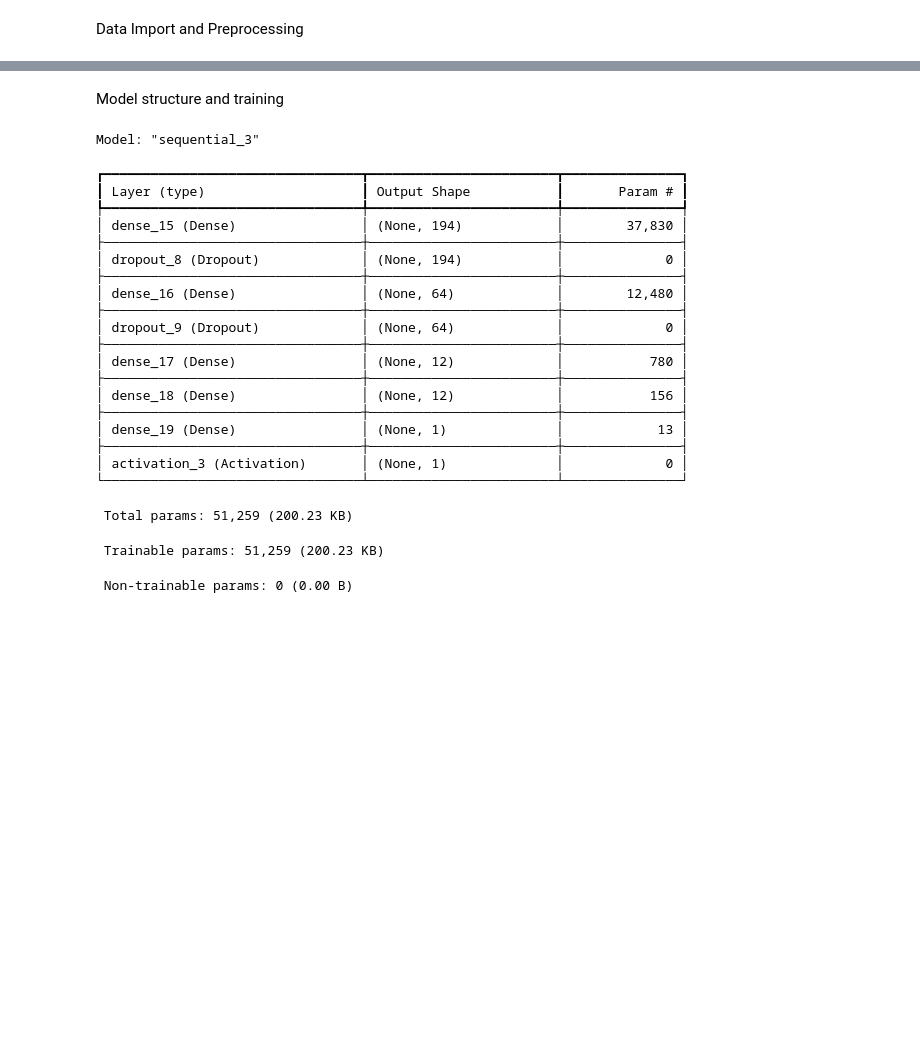
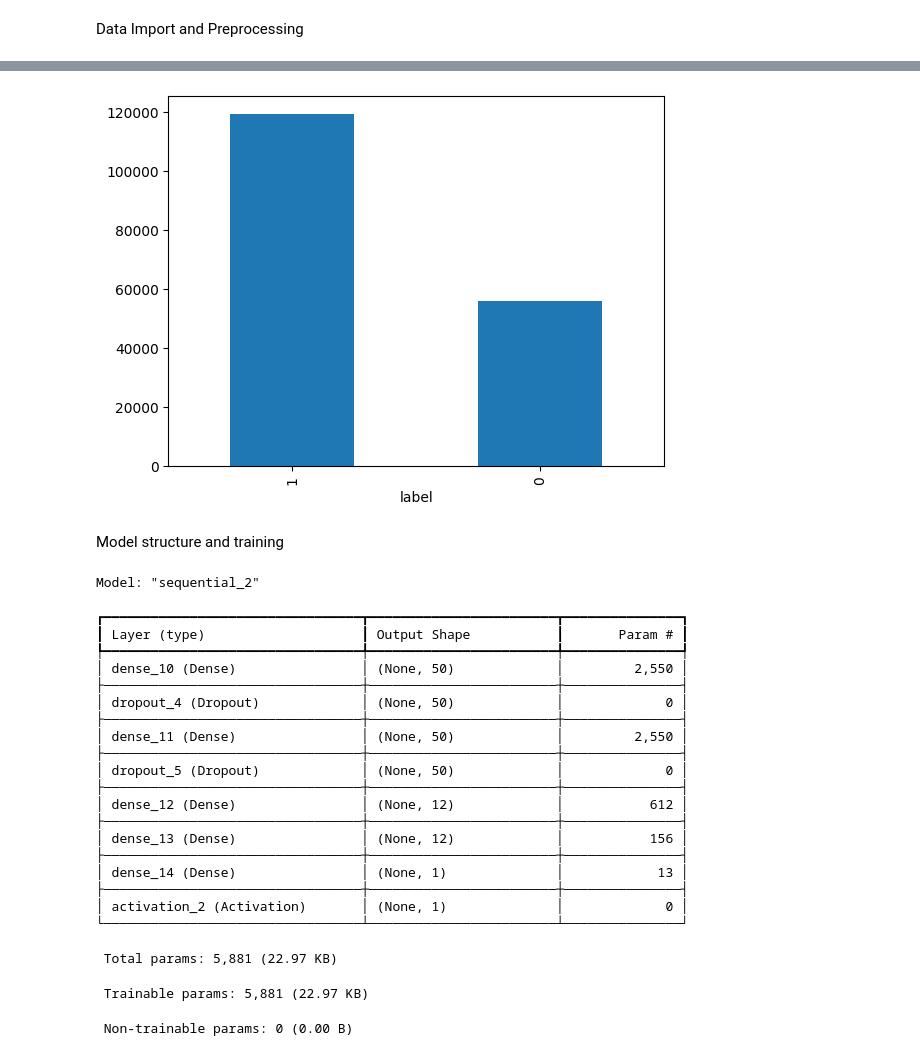
Before and after one commit to cs573-spring24-HYPP/cs573-final, a Jupyter notebook: CS_537_Project.ipynb, the cells around one changed output, grey strips where cells are left out. Cells and saved outputs as stored; diff of their text form; code cells hidden in the pictures; blank space fills up the shorter version.

```diff
--- a/CS_537_Project.ipynb
+++ b/CS_537_Project.ipynb
@@ -65,7 +109,10 @@ Number of features after preprocessing: 194
 # %%
 # Use class weights to balance the classes for the training set
+y_train.value_counts().plot.bar()
 class_weights = class_weight.compute_class_weight(class_weight="balanced", classes=np.unique(y_train), y=y_train)
 class_weights = dict(zip(np.unique(y_train), class_weights))
+# %% [output]
+[figure, added]
 # %% [markdown]
 Model structure and training
 # %%
@@ -83,9 +130,9 @@ def lr_step_decay(epoch, lr):
 
 model = Sequential([
     layers.Input(shape=(X_train.shape[1],)),
-    layers.Dense(194, activation='relu'),
+    layers.Dense(50, activation='relu'),
     layers.Dropout(0.2),
-    layers.Dense(64, activation='relu'),
+    layers.Dense(50, activation='relu'),
     layers.Dropout(0.2),
     layers.Dense(12, activation='relu'),
     layers.Dense(12, activation='relu'),
@@ -95,28 +142,28 @@ model = Sequential([
 
 model.summary()
 # %% [output]
-Model: "sequential_3"
+Model: "sequential_2"
 ┏━━━━━━━━━━━━━━━━━━━━━━━━━━━━━━━━━┳━━━━━━━━━━━━━━━━━━━━━━━━┳━━━━━━━━━━━━━━━┓
 ┃ Layer (type)                    ┃ Output Shape           ┃       Param # ┃
 ┡━━━━━━━━━━━━━━━━━━━━━━━━━━━━━━━━━╇━━━━━━━━━━━━━━━━━━━━━━━━╇━━━━━━━━━━━━━━━┩
-│ dense_15 (Dense)                │ (None, 194)            │        37,830 │
+│ dense_10 (Dense)                │ (None, 50)             │         2,550 │
 ├─────────────────────────────────┼────────────────────────┼───────────────┤
-│ dropout_8 (Dropout)             │ (None, 194)            │             0 │
+│ dropout_4 (Dropout)             │ (None, 50)             │             0 │
 ├─────────────────────────────────┼────────────────────────┼───────────────┤
-│ dense_16 (Dense)                │ (None, 64)             │        12,480 │
+│ dense_11 (Dense)                │ (None, 50)             │         2,550 │
 ├─────────────────────────────────┼────────────────────────┼───────────────┤
-│ dropout_9 (Dropout)             │ (None, 64)             │             0 │
+│ dropout_5 (Dropout)             │ (None, 50)             │             0 │
 ├─────────────────────────────────┼────────────────────────┼───────────────┤
-│ dense_17 (Dense)                │ (None, 12)             │           780 │
+│ dense_12 (Dense)                │ (None, 12)             │           612 │
 ├─────────────────────────────────┼────────────────────────┼───────────────┤
-│ dense_18 (Dense)                │ (None, 12)             │           156 │
+│ dense_13 (Dense)                │ (None, 12)             │           156 │
 ├─────────────────────────────────┼────────────────────────┼───────────────┤
-│ dense_19 (Dense)                │ (None, 1)              │            13 │
+│ dense_14 (Dense)                │ (None, 1)              │            13 │
 ├─────────────────────────────────┼────────────────────────┼───────────────┤
-│ activation_3 (Activation)       │ (None, 1)              │             0 │
+│ activation_2 (Activation)       │ (None, 1)              │             0 │
 └─────────────────────────────────┴────────────────────────┴───────────────┘
- Total params: 51,259 (200.23 KB)
+ Total params: 5,881 (22.97 KB)
- Trainable params: 51,259 (200.23 KB)
+ Trainable params: 5,881 (22.97 KB)
  Non-trainable params: 0 (0.00 B)
 # %%
 # Compile model
```
Also changed, not shown: parts of 7 cells of this notebook.
